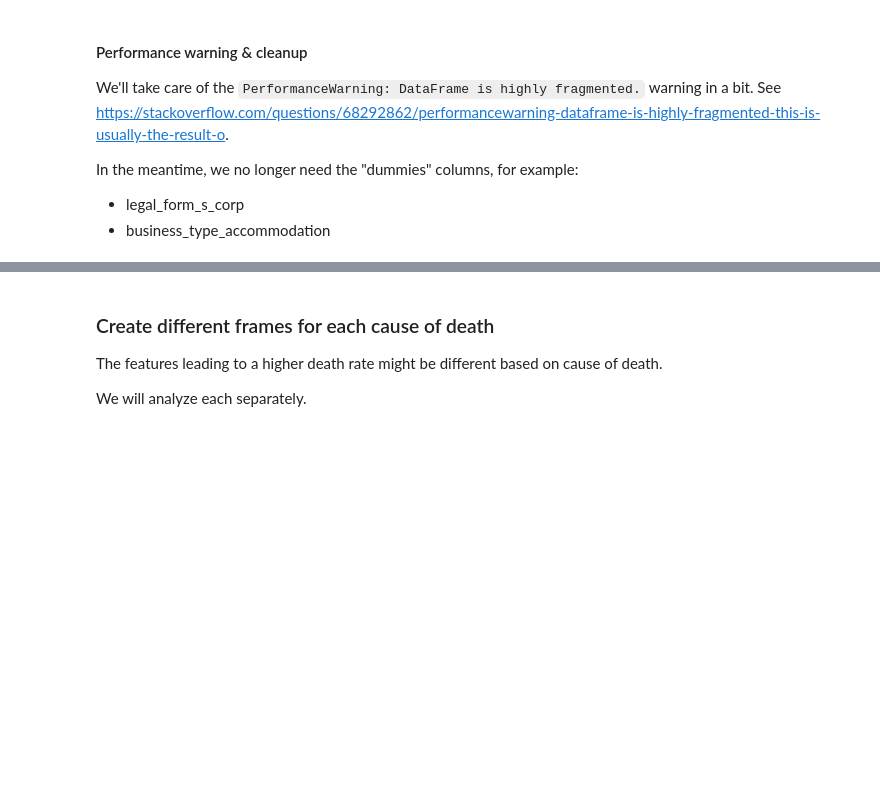
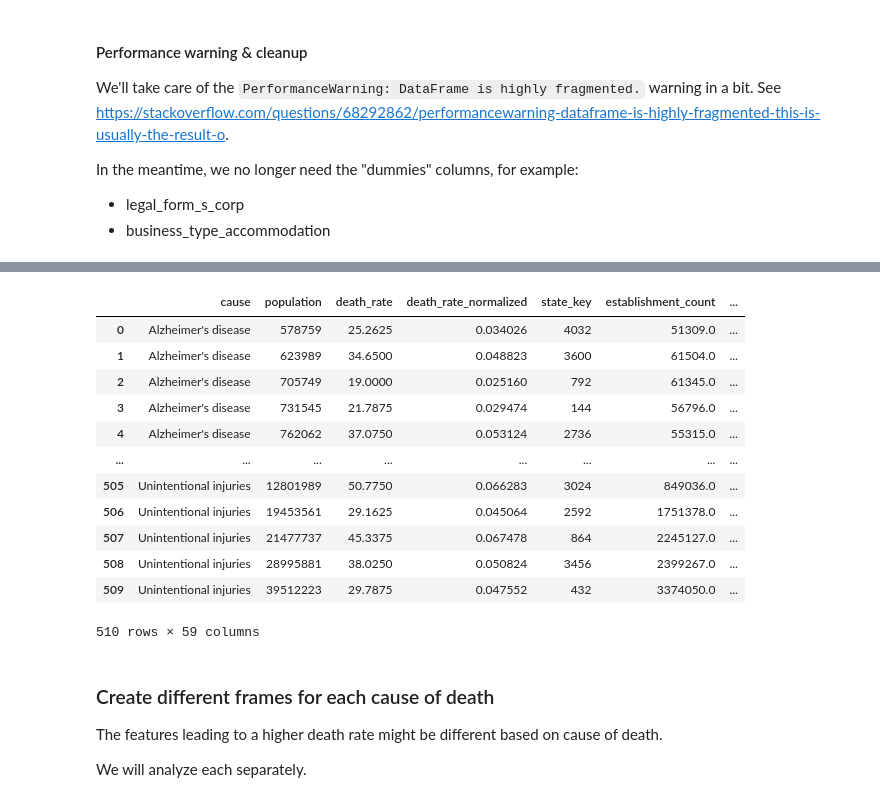
Before and after one commit to jsf80238/data_science, a Jupyter notebook: notebooks/death_rate.ipynb, the cells around one changed output, grey strips where cells are left out. Drawn from its saved outputs; the diff is of its cells as text; code cells hidden in the pictures; blank space fills up the shorter version.

```diff
--- a/notebooks/death_rate.ipynb
+++ b/notebooks/death_rate.ipynb
@@ -777,14 +958,28 @@ df.head(2)
 # %%
 drop_column_list = [
     "state_name",
-    "population",
+    # "population",
     "establishments_per_person",
     "revenue_per_establishment",
 ]
 temp_df = df.copy()
 temp_df.drop(columns=drop_column_list, inplace=True)
 lin_reg_df = temp_df.groupby(["cause", "population", "death_rate", "death_rate_normalized"]).sum().reset_index()
 lin_reg_df
+# %% [output]
+|  | cause | population | death_rate | death_rate_normalized | state_key | establishment_count | ... |
+| 0 | Alzheimer's disease | 578759 | 25.2625 | 0.034026 | 4032 | 51309.0 | ... |
+| 1 | Alzheimer's disease | 623989 | 34.6500 | 0.048823 | 3600 | 61504.0 | ... |
+| 2 | Alzheimer's disease | 705749 | 19.0000 | 0.025160 | 792 | 61345.0 | ... |
+| 3 | Alzheimer's disease | 731545 | 21.7875 | 0.029474 | 144 | 56796.0 | ... |
+| 4 | Alzheimer's disease | 762062 | 37.0750 | 0.053124 | 2736 | 55315.0 | ... |
+| ... | ... | ... | ... | ... | ... | ... | ... |
+| 505 | Unintentional injuries | 12801989 | 50.7750 | 0.066283 | 3024 | 849036.0 | ... |
+| 506 | Unintentional injuries | 19453561 | 29.1625 | 0.045064 | 2592 | 1751378.0 | ... |
+| 507 | Unintentional injuries | 21477737 | 45.3375 | 0.067478 | 864 | 2245127.0 | ... |
+| 508 | Unintentional injuries | 28995881 | 38.0250 | 0.050824 | 3456 | 2399267.0 | ... |
+| 509 | Unintentional injuries | 39512223 | 29.7875 | 0.047552 | 432 | 3374050.0 | ... |
+510 rows × 59 columns
 # %% [markdown]
 ### Create different frames for each cause of death
 The features leading to a higher death rate might be different based on cause of death.
```
Also changed, not shown: parts of 47 cells of this notebook.
